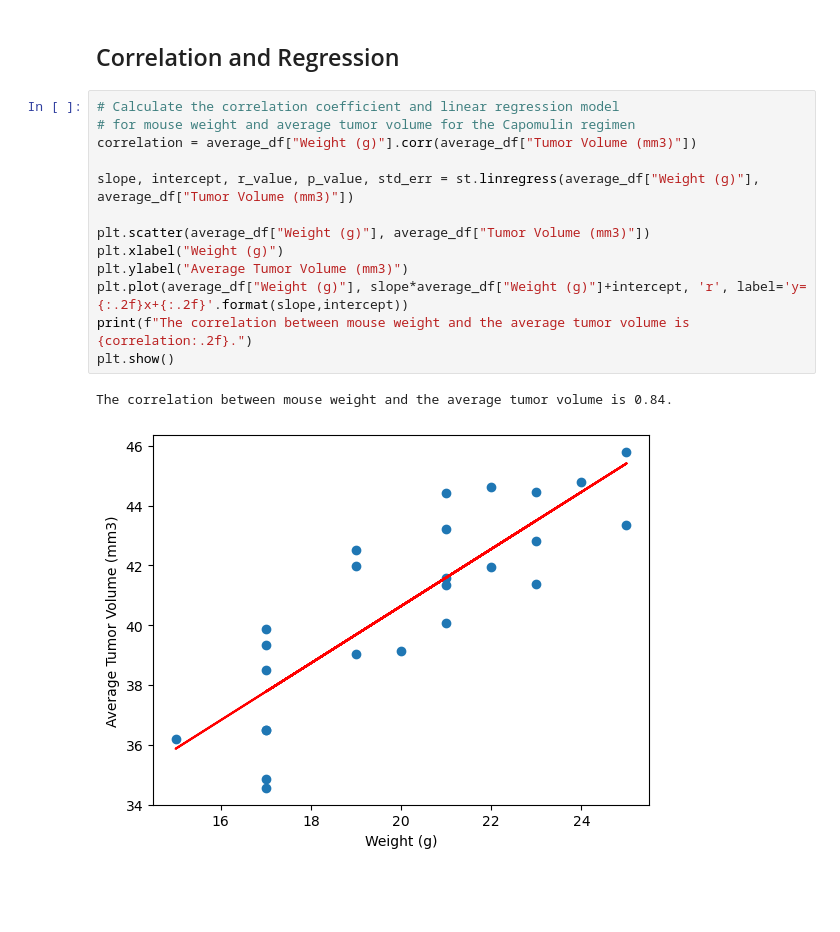
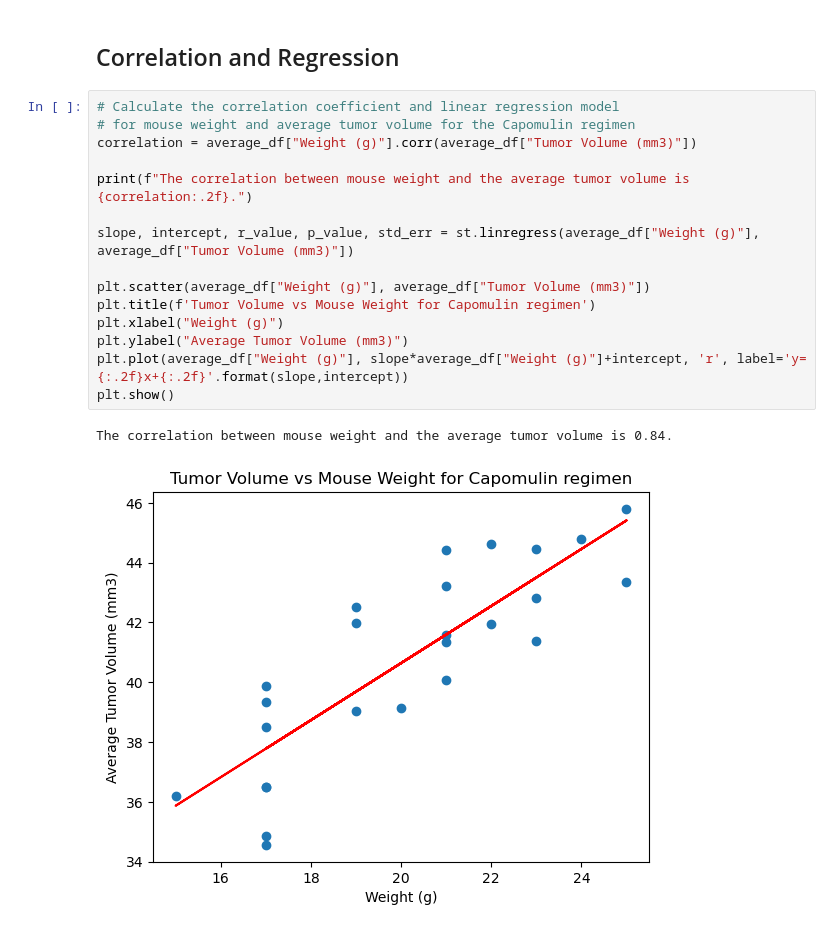
Before and after one commit to drainlm/Module_5_Challenge, a Jupyter notebook: pymaceuticals.ipynb, the cells around one changed output. Cells and saved outputs as stored; diff of their text form; blank space fills up the shorter version.

```diff
--- a/pymaceuticals.ipynb
+++ b/pymaceuticals.ipynb
@@ -268,16 +276,18 @@ plt.show()
 # %%
 # Calculate the correlation coefficient and linear regression model
 # for mouse weight and average tumor volume for the Capomulin regimen
 correlation = average_df["Weight (g)"].corr(average_df["Tumor Volume (mm3)"])
 
+print(f"The correlation between mouse weight and the average tumor volume is {correlation:.2f}.")
+
 slope, intercept, r_value, p_value, std_err = st.linregress(average_df["Weight (g)"], average_df["Tumor Volume (mm3)"])
 
 plt.scatter(average_df["Weight (g)"], average_df["Tumor Volume (mm3)"])
+plt.title(f'Tumor Volume vs Mouse Weight for Capomulin regimen')
 plt.xlabel("Weight (g)")
 plt.ylabel("Average Tumor Volume (mm3)")
 plt.plot(average_df["Weight (g)"], slope*average_df["Weight (g)"]+intercept, 'r', label='y={:.2f}x+{:.2f}'.format(slope,intercept))
-print(f"The correlation between mouse weight and the average tumor volume is {correlation:.2f}.")
 plt.show()
 # %% [output]
 The correlation between mouse weight and the average tumor volume is 0.84.
-[figure, old version]
+[figure, new version]
```
Also changed, not shown: parts of 11 cells of this notebook, 2 other files.
